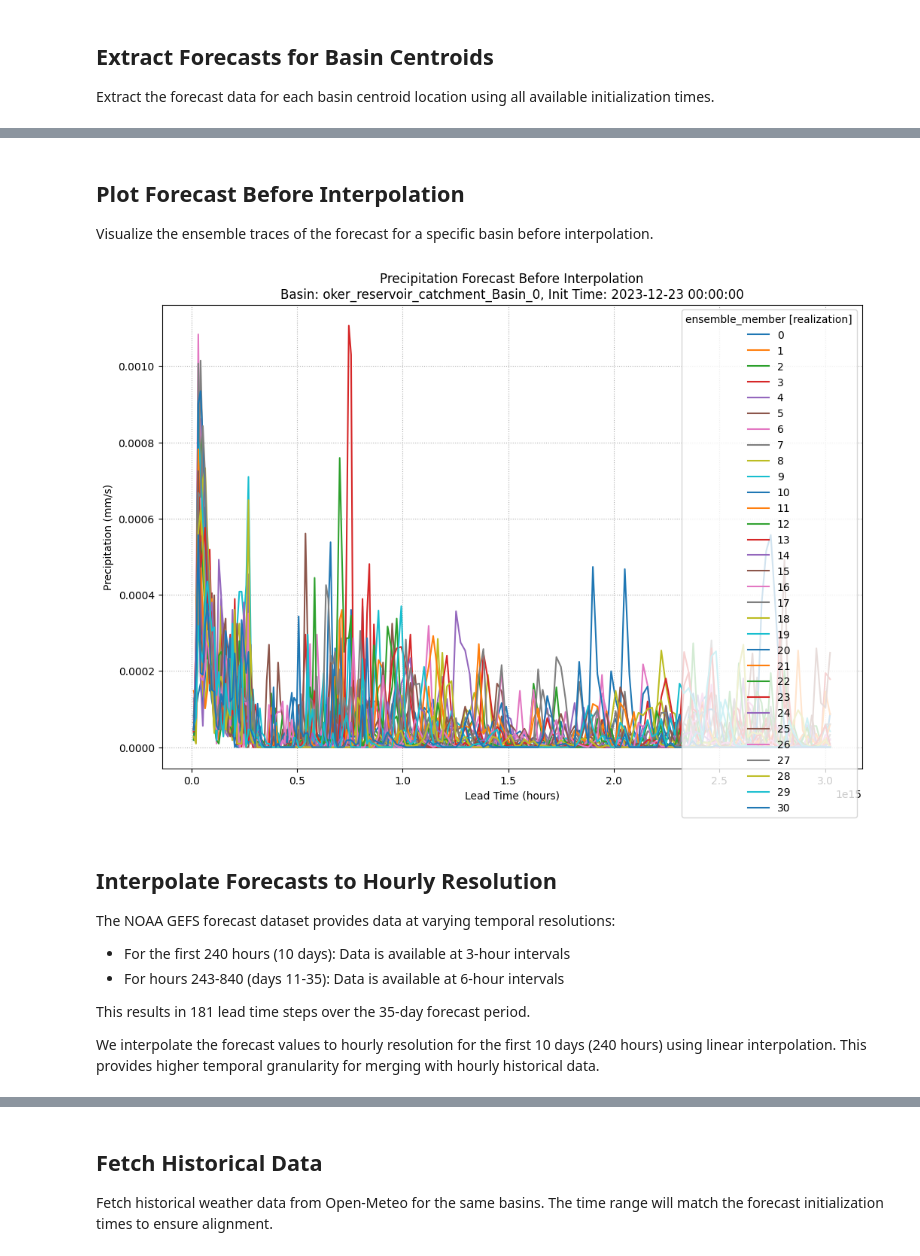
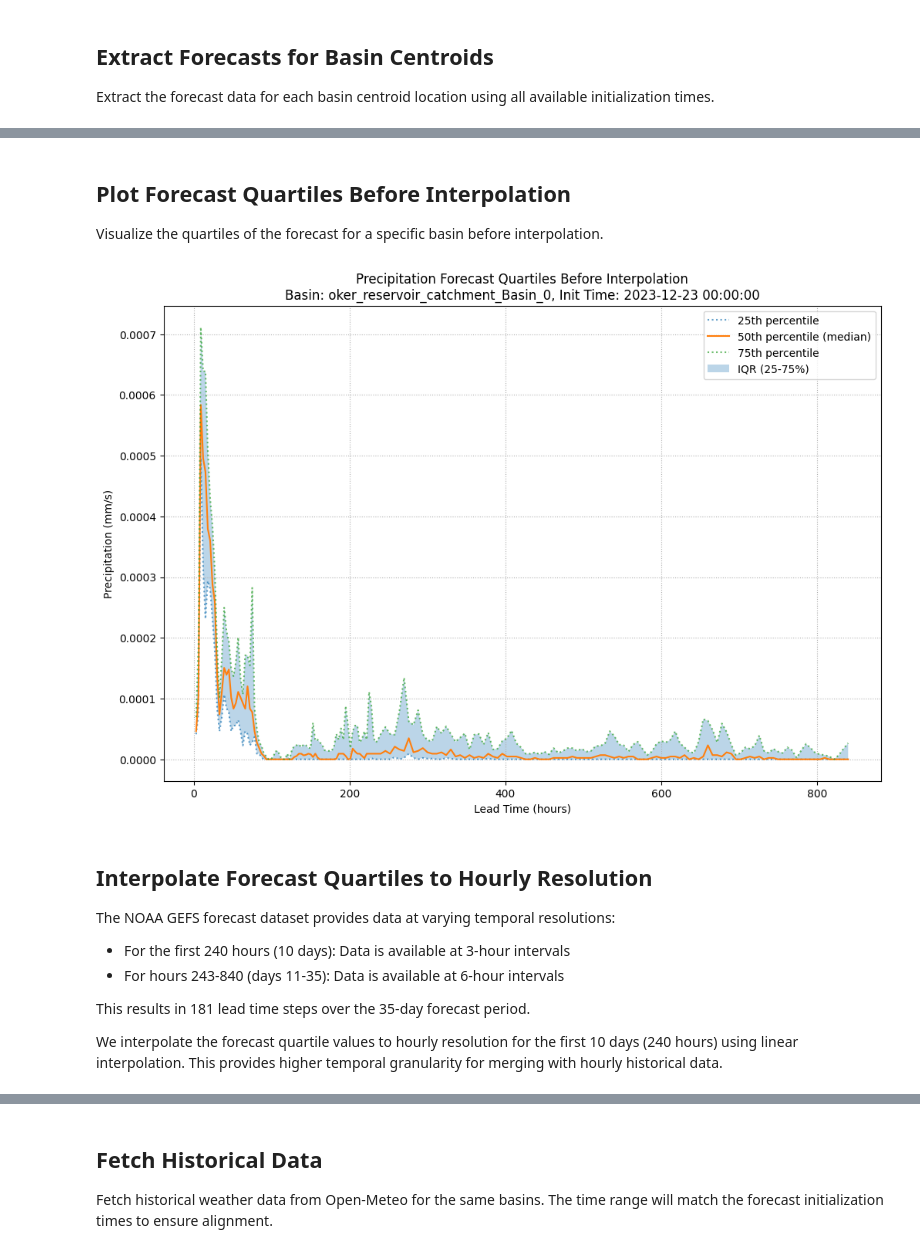
Before and after one commit to gjohnen1/NOAA-GEFS-Forecast-Processing, a Jupyter notebook: notebooks/basin_forecasts_historical.ipynb, the cells around one changed output, grey strips where cells are left out. Drawn from its saved outputs; the diff is of its cells as text; code cells hidden in the pictures.

```diff
--- a/notebooks/basin_forecasts_historical.ipynb
+++ b/notebooks/basin_forecasts_historical.ipynb
@@ -173,27 +294,39 @@ Coordinates:
 # %% [markdown]
-## Plot Forecast Before Interpolation
+## Plot Forecast Quartiles Before Interpolation
 
-Visualize the ensemble traces of the forecast for a specific basin before interpolation.
+Visualize the quartiles of the forecast for a specific basin before interpolation.
 # %%
 # Select a specific forecast initialization time and basin
 forecast_init_time = '2023-12-23 00:00:00'
 selected_basin = 'oker_reservoir_catchment_Basin_0'
 
 # Extract the forecast dataset for the selected basin and initialization time
-plot_ds = basin_forecasts.sel(init_time=forecast_init_time, basin=selected_basin)
+plot_ds = basin_forecasts_quartiles.sel(init_time=forecast_init_time, basin=selected_basin)
 
-# Plot the ensemble traces for precipitation before interpolation
+# Convert lead_time from timedelta to hours for plotting
+lead_time_hours = plot_ds['lead_time'].values / np.timedelta64(1, 'h')
+
+# Plot the quartiles for precipitation before interpolation
 plt.figure(figsize=(12, 8))
-plot_ds['precipitation_surface'].plot(x='lead_time', hue='ensemble_member')
-plt.title(f'Precipitation Forecast Before Interpolation\nBasin: {selected_basin}, Init Time: {forecast_init_time}')
+
+# Plot the three quartiles
+plt.plot(lead_time_hours, plot_ds['precipitation_surface_q25'], label='25th percentile', linestyle=':', alpha=0.7)
+plt.plot(lead_time_hours, plot_ds['precipitation_surface_q50'], label='50th percentile (median)', linestyle='-')
+plt.plot(lead_time_hours, plot_ds['precipitation_surface_q75'], label='75th percentile', linestyle=':', alpha=0.7)
+
+# Fill between 25th and 75th percentiles
+plt.fill_between(lead_time_hours, plot_ds['precipitation_surface_q25'], plot_ds['precipitation_surface_q75'], alpha=0.3, label='IQR (25-75%)')
+
+plt.title(f'Precipitation Forecast Quartiles Before Interpolation\nBasin: {selected_basin}, Init Time: {forecast_init_time}')
 plt.xlabel('Lead Time (hours)')
 plt.ylabel('Precipitation (mm/s)')
+plt.legend()
 plt.grid(True, linestyle=':')
 plt.show()
 # %% [output]
-[figure, old version]
+[figure, new version]
 # %% [markdown]
-## Interpolate Forecasts to Hourly Resolution
+## Interpolate Forecast Quartiles to Hourly Resolution
 
 The NOAA GEFS forecast dataset provides data at varying temporal resolutions:
 - For the first 240 hours (10 days): Data is available at 3-hour intervals
@@ -201,5 +334,5 @@ The NOAA GEFS forecast dataset provides data at varying temporal resolutions:
 
 This results in 181 lead time steps over the 35-day forecast period.
 
-We interpolate the forecast values to hourly resolution for the first 10 days (240 hours) using linear interpolation. This provides higher temporal granularity for merging with hourly historical data.
+We interpolate the forecast quartile values to hourly resolution for the first 10 days (240 hours) using linear interpolation. This provides higher temporal granularity for merging with hourly historical data.
 # %%
```
Also changed, not shown: parts of 14 cells of this notebook.
